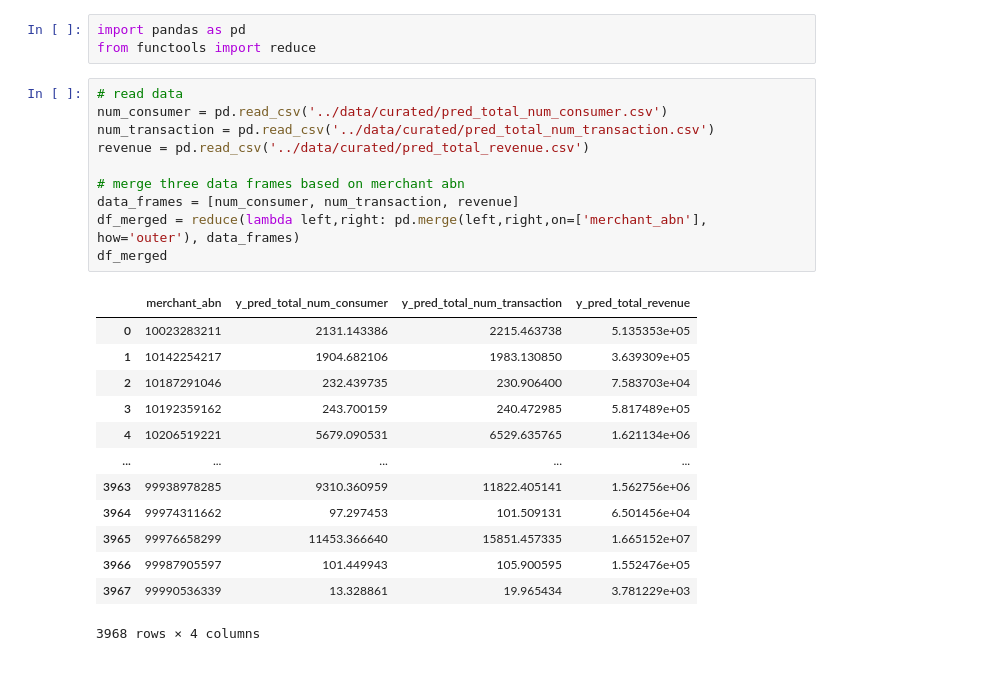
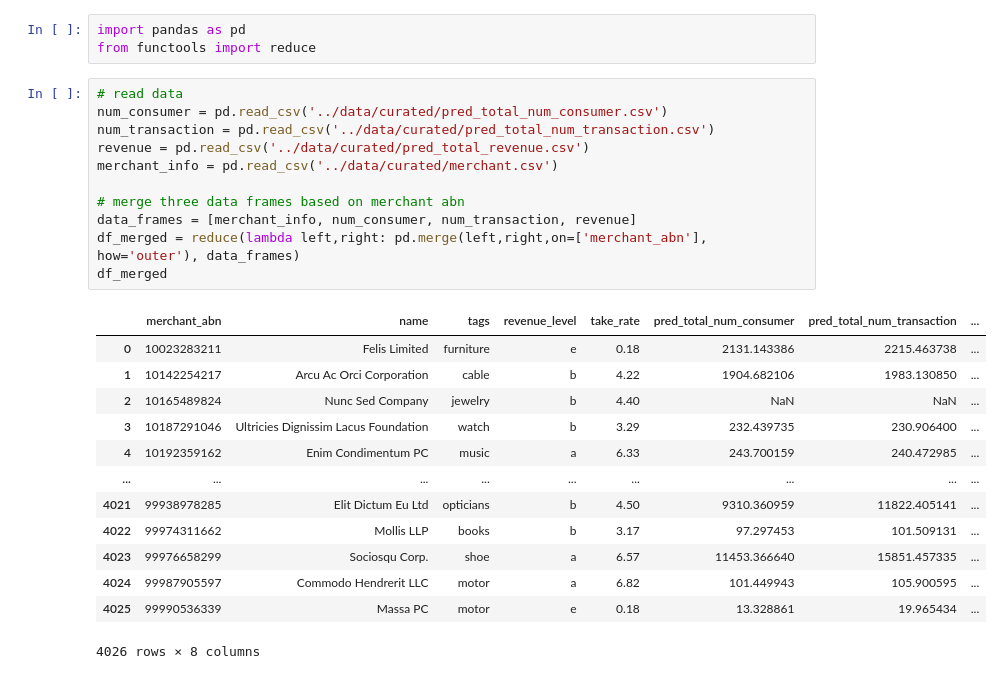
Before and after one commit to MAST30034-Applied-Data-Science/generic-buy-now-pay-later-project-group-14, a Jupyter notebook: notebooks/ranking.ipynb, the cells around one changed output. Drawn from its saved outputs; the diff is of its cells as text.

```diff
--- a/notebooks/ranking.ipynb
+++ b/notebooks/ranking.ipynb
@@ -4,24 +4,25 @@ from functools import reduce
 # %%
 # read data
 num_consumer = pd.read_csv('../data/curated/pred_total_num_consumer.csv')
 num_transaction = pd.read_csv('../data/curated/pred_total_num_transaction.csv')
 revenue = pd.read_csv('../data/curated/pred_total_revenue.csv')
+merchant_info = pd.read_csv('../data/curated/merchant.csv')
 
 # merge three data frames based on merchant abn
-data_frames = [num_consumer, num_transaction, revenue]
+data_frames = [merchant_info, num_consumer, num_transaction, revenue]
 df_merged = reduce(lambda left,right: pd.merge(left,right,on=['merchant_abn'], how='outer'), data_frames)
 df_merged
 # %% [output]
-|  | merchant_abn | y_pred_total_num_consumer | y_pred_total_num_transaction | y_pred_total_revenue |
-| 0 | 10023283211 | 2131.143386 | 2215.463738 | 5.135353e+05 |
-| 1 | 10142254217 | 1904.682106 | 1983.130850 | 3.639309e+05 |
-| 2 | 10187291046 | 232.439735 | 230.906400 | 7.583703e+04 |
-| 3 | 10192359162 | 243.700159 | 240.472985 | 5.817489e+05 |
-| 4 | 10206519221 | 5679.090531 | 6529.635765 | 1.621134e+06 |
-| ... | ... | ... | ... | ... |
-| 3963 | 99938978285 | 9310.360959 | 11822.405141 | 1.562756e+06 |
-| 3964 | 99974311662 | 97.297453 | 101.509131 | 6.501456e+04 |
-| 3965 | 99976658299 | 11453.366640 | 15851.457335 | 1.665152e+07 |
-| 3966 | 99987905597 | 101.449943 | 105.900595 | 1.552476e+05 |
-| 3967 | 99990536339 | 13.328861 | 19.965434 | 3.781229e+03 |
+|  | merchant_abn | name | tags | revenue_level | take_rate | pred_total_num_consumer | pred_total_num_transaction | ... |
+| 0 | 10023283211 | Felis Limited | furniture | e | 0.18 | 2131.143386 | 2215.463738 | ... |
+| 1 | 10142254217 | Arcu Ac Orci Corporation | cable | b | 4.22 | 1904.682106 | 1983.130850 | ... |
+| 2 | 10165489824 | Nunc Sed Company | jewelry | b | 4.40 | NaN | NaN | ... |
+| 3 | 10187291046 | Ultricies Dignissim Lacus Foundation | watch | b | 3.29 | 232.439735 | 230.906400 | ... |
+| 4 | 10192359162 | Enim Condimentum PC | music | a | 6.33 | 243.700159 | 240.472985 | ... |
+| ... | ... | ... | ... | ... | ... | ... | ... | ... |
+| 4021 | 99938978285 | Elit Dictum Eu Ltd | opticians | b | 4.50 | 9310.360959 | 11822.405141 | ... |
+| 4022 | 99974311662 | Mollis LLP | books | b | 3.17 | 97.297453 | 101.509131 | ... |
+| 4023 | 99976658299 | Sociosqu Corp. | shoe | a | 6.57 | 11453.366640 | 15851.457335 | ... |
+| 4024 | 99987905597 | Commodo Hendrerit LLC | motor | a | 6.82 | 101.449943 | 105.900595 | ... |
+| 4025 | 99990536339 | Massa PC | motor | e | 0.18 | 13.328861 | 19.965434 | ... |
-3968 rows × 4 columns
+4026 rows × 8 columns
```
Also changed, not shown: parts of 11 cells of this notebook, 1 other file.
